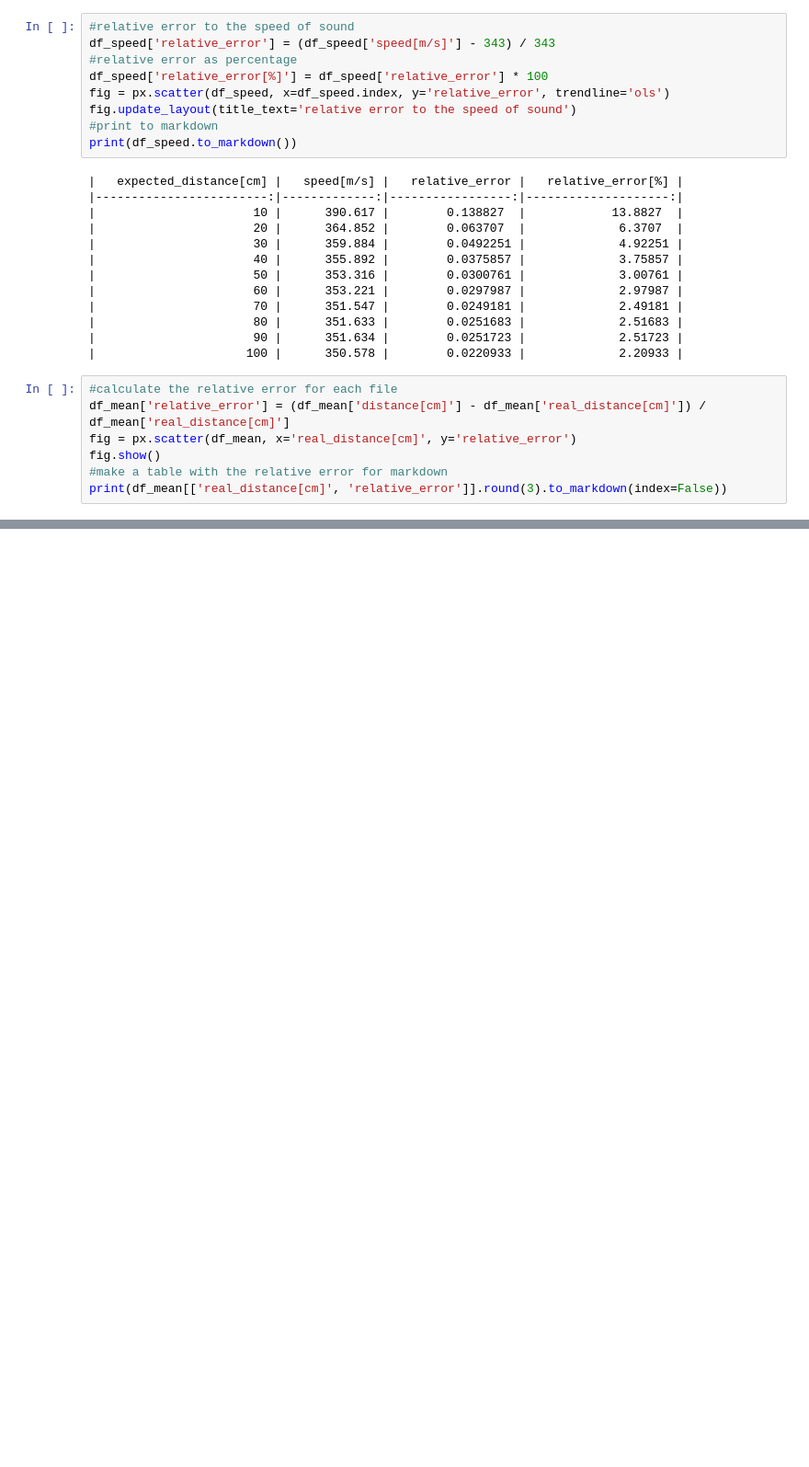
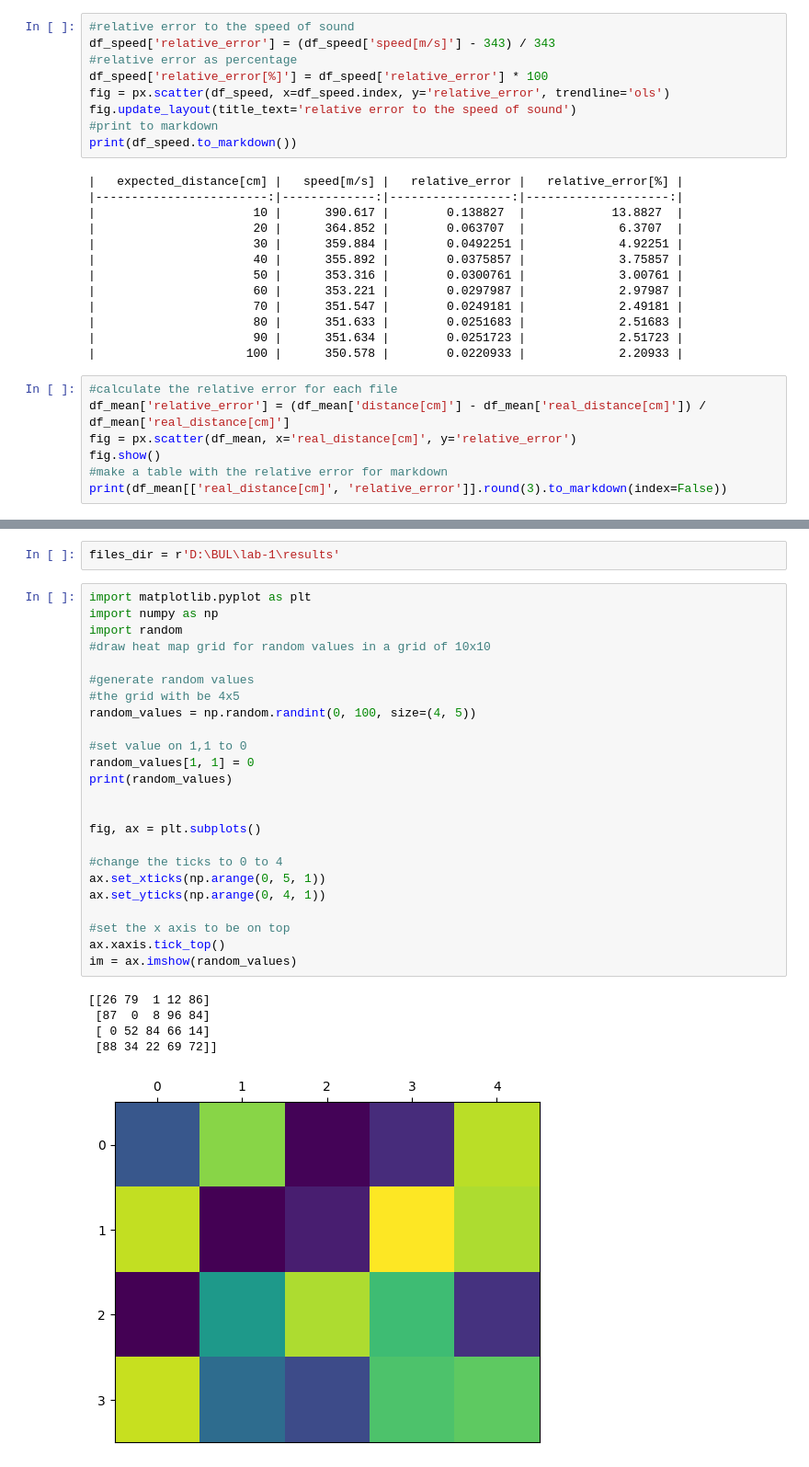
Before and after one commit to CelestineOverflow/BUL, a Jupyter notebook: lab-1/post.ipynb, the cells around one changed output, grey strips where cells are left out. Shown: that part at 92% size. Drawn from its saved outputs; the diff is of its cells as text; blank space fills up the shorter version.

```diff
--- a/lab-1/post.ipynb
+++ b/lab-1/post.ipynb
@@ -125,0 +148,32 @@ PermissionError: [Errno 13] Permission denied: 'D:\\BUL\\lab-1\\results\\result_
+# %%
+files_dir = r'D:\BUL\lab-1\results'
+# %%
+import matplotlib.pyplot as plt
+import numpy as np
+import random
+#draw heat map grid for random values in a grid of 10x10
+
+#generate random values
+#the grid with be 4x5
+random_values = np.random.randint(0, 100, size=(4, 5))
+
+#set value on 1,1 to 0
+random_values[1, 1] = 0
+print(random_values)
+
+
+fig, ax = plt.subplots()
+
+#change the ticks to 0 to 4
+ax.set_xticks(np.arange(0, 5, 1))
+ax.set_yticks(np.arange(0, 4, 1))
+
+#set the x axis to be on top
+ax.xaxis.tick_top()
+im = ax.imshow(random_values)
+# %% [output]
+[[26 79  1 12 86]
+ [87  0  8 96 84]
+ [ 0 52 84 66 14]
+ [88 34 22 69 72]]
+[figure, added]
```
Also changed, not shown: parts of 1 cell of this notebook, 34 other files.
